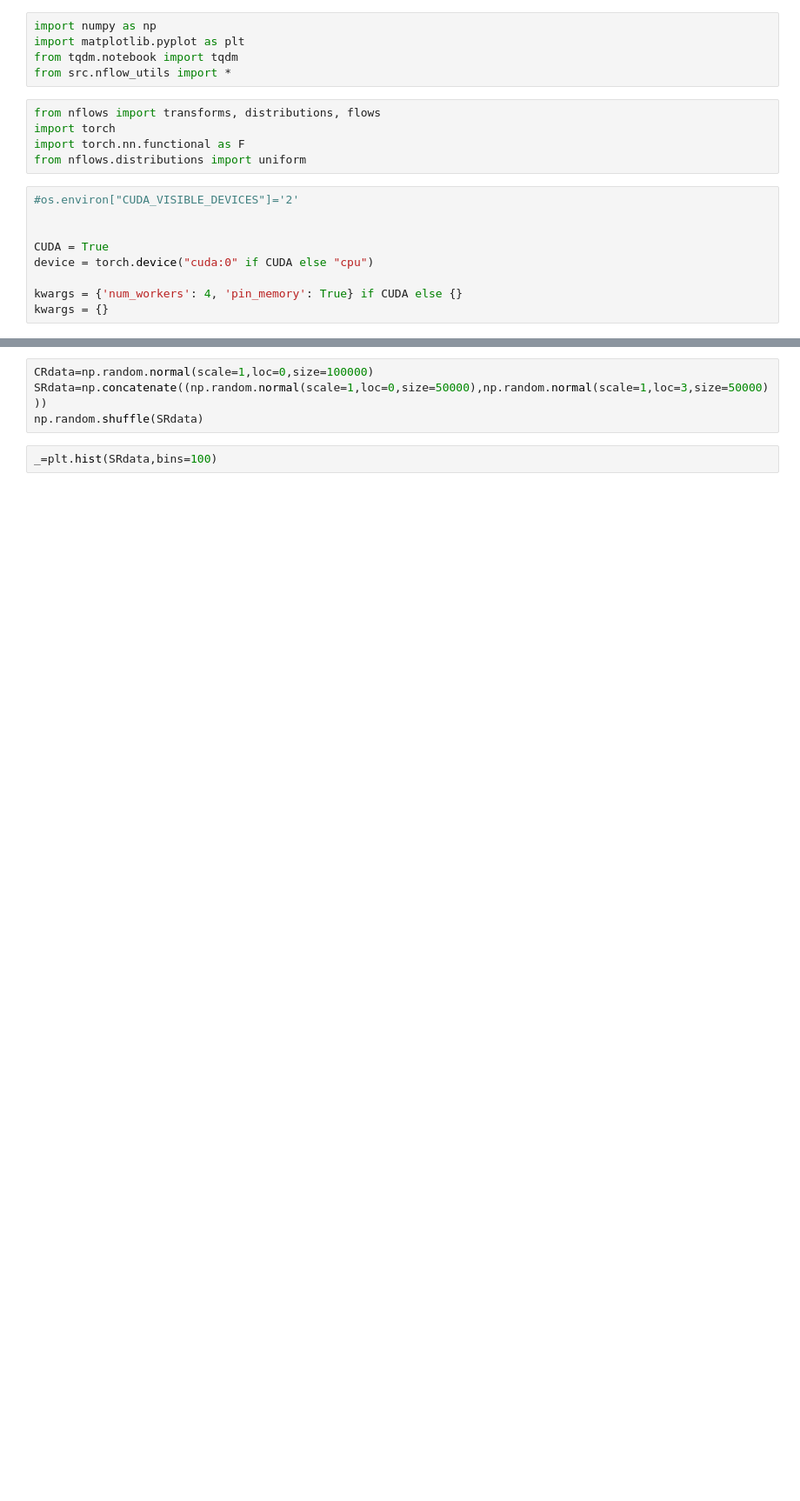
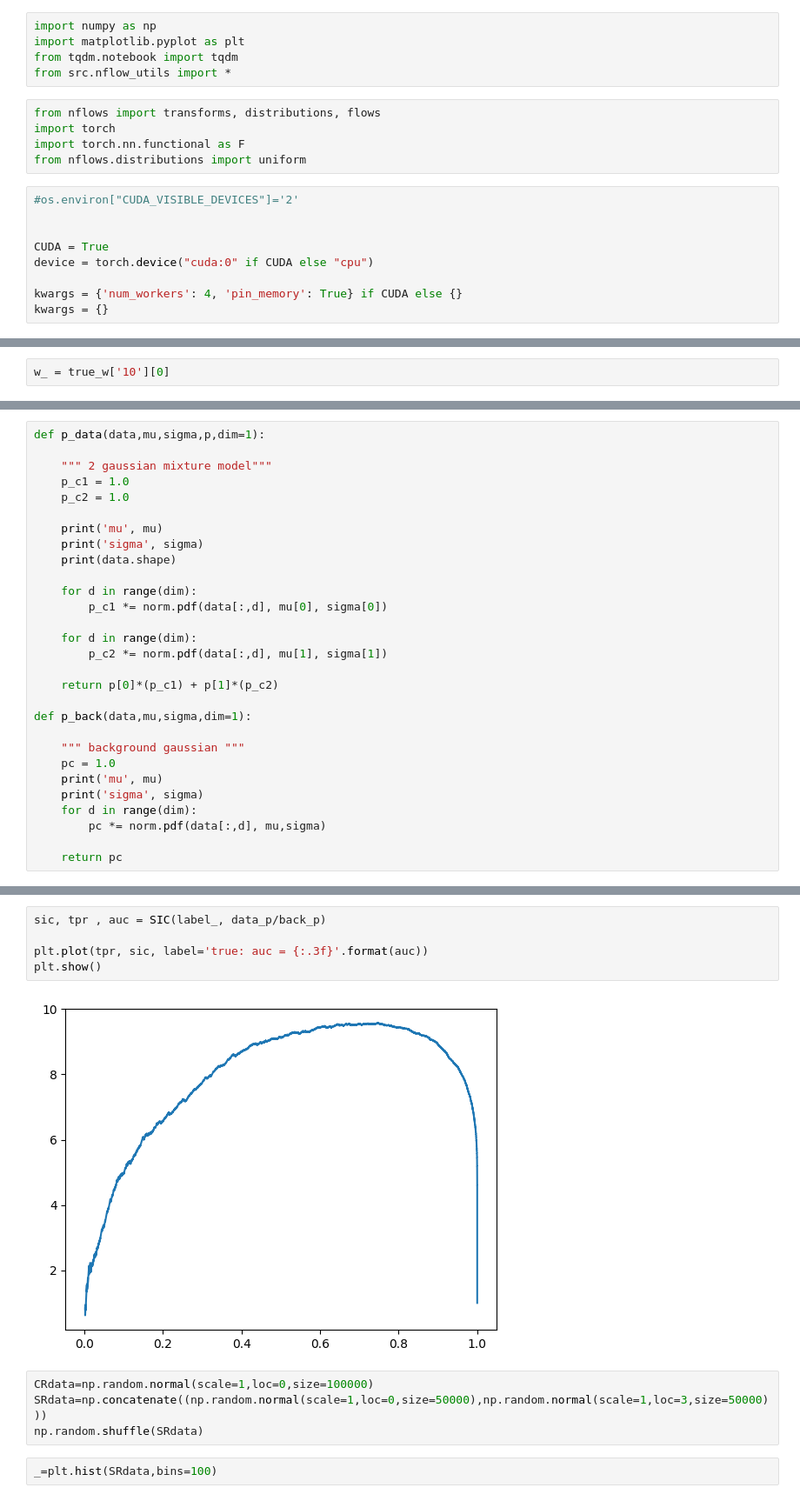
Before and after one commit to rd804/R-ANODE, a Jupyter notebook: notebooks/2gaussians_demo_nflow.ipynb, the cells around one changed output, grey strips where cells are left out. Shown at 87% size. Saved outputs shown, nothing was run; the diff lists cells and outputs as text; blank space fills up the shorter version.

Commit message:
2d gaussian example

```diff
--- a/notebooks/2gaussians_demo_nflow.ipynb
+++ b/notebooks/2gaussians_demo_nflow.ipynb
@@ -19,0 +33,2 @@ kwargs = {}
+# %%
+w_ = true_w['10'][0]
@@ -19,0 +46,29 @@ kwargs = {}
+# %%
+def p_data(data,mu,sigma,p,dim=1):
+
+    """ 2 gaussian mixture model"""
+    p_c1 = 1.0
+    p_c2 = 1.0
+
+    print('mu', mu)
+    print('sigma', sigma)
+    print(data.shape)
+
+    for d in range(dim):
+        p_c1 *= norm.pdf(data[:,d], mu[0], sigma[0])
+
+    for d in range(dim):
+        p_c2 *= norm.pdf(data[:,d], mu[1], sigma[1])
+
+    return p[0]*(p_c1) + p[1]*(p_c2)
+
+def p_back(data,mu,sigma,dim=1):
+
+    """ background gaussian """
+    pc = 1.0
+    print('mu', mu)
+    print('sigma', sigma)
+    for d in range(dim):
+        pc *= norm.pdf(data[:,d], mu,sigma)
+
+    return pc
@@ -20,3 +85,10 @@ kwargs = {}
+# %%
+sic, tpr , auc = SIC(label_, data_p/back_p)
+
+plt.plot(tpr, sic, label='true: auc = {:.3f}'.format(auc))
+plt.show()
+# %% [output]
+[figure, added]
 # %%
 CRdata=np.random.normal(scale=1,loc=0,size=100000)
 SRdata=np.concatenate((np.random.normal(scale=1,loc=0,size=50000),np.random.normal(scale=1,loc=3,size=50000)))
```
Also changed, not shown: parts of 5 cells of this notebook, 12 other files.
